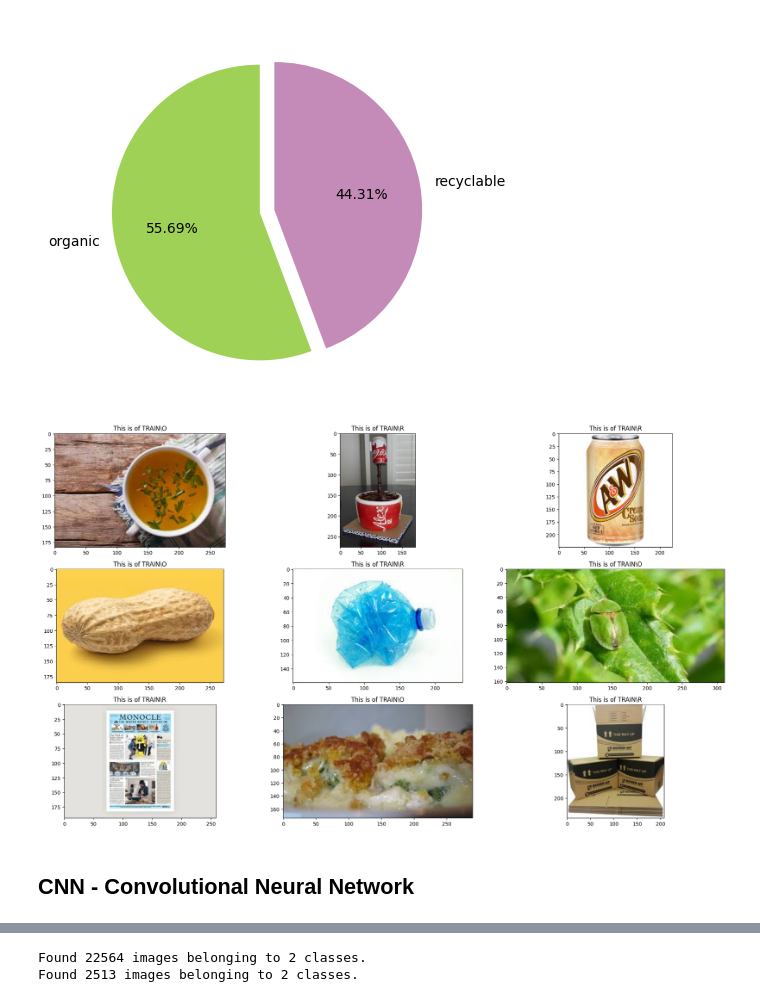
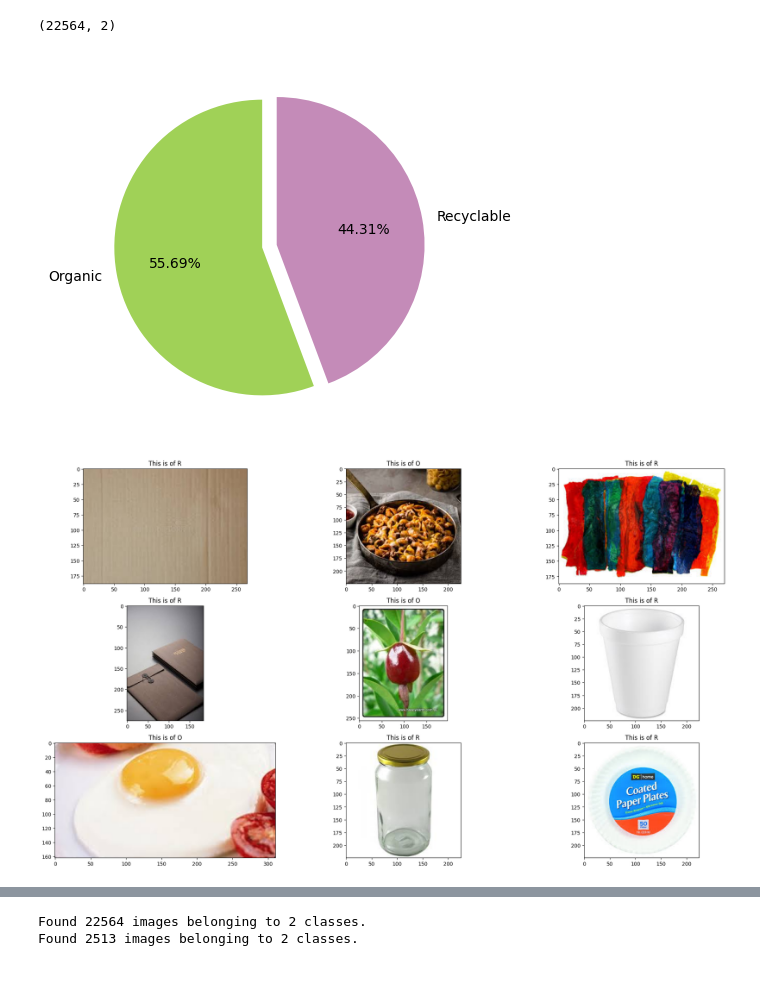
Before and after one commit to PRABHAS97/WeeK-1, a Jupyter notebook: wasteclassification.ipynb, the cells around one changed output, grey strips where cells are left out. Drawn from its saved outputs; the diff is of its cells as text; code cells hidden in the pictures.

```diff
--- a/wasteclassification.ipynb
+++ b/wasteclassification.ipynb
@@ -58,3 +22,6 @@ test_path = "DATASET/DATASET/TEST"
+# %%
+train_path = "/root/.cache/kagglehub/datasets/techsash/waste-classification-data/versions/1/DATASET/TRAIN"
+test_path = "/root/.cache/kagglehub/datasets/techsash/waste-classification-data/versions/1/DATASET/TEST"
 # %%
 # Importing Libraries
 from tensorflow.keras.models import Sequential
@@ -77,9 +44,14 @@ data = pd.DataFrame({'image':x_data,'label':y_data})
+# %%
+data.shape
+# %% [output]
+(22564, 2)
 # %%
-colors = ['#a0d157','#c48bb8']
-plt.pie(data.label.value_counts(),labels=['organic','recyclable'],autopct='%0.2f%%',colors=colors,startangle=90,explode=[0.05,0.05])
+colors = ['#a0d157', '#c48bb8']
+plt.pie(data.label.value_counts(), labels=['Organic', 'Recyclable'], autopct='%0.2f%%',
+        colors = colors, startangle = 90,  explode=[0.05, 0.05])
 plt.show()
 # %% [output]
-[figure, old version]
+[figure, new version]
 # %%
 plt.figure(figsize=(20, 15))
 for i in range(9):
@@ -89,9 +61,7 @@ for i in range(9):
     plt.imshow(data.image[index])
     plt.tight_layout()
 # %% [output]
-[figure, old version]
+[figure, new version]
-# %% [markdown]
-## CNN - Convolutional Neural Network
 # %%
 model = Sequential()
 
```
Also changed, not shown: parts of 17 cells of this notebook.
